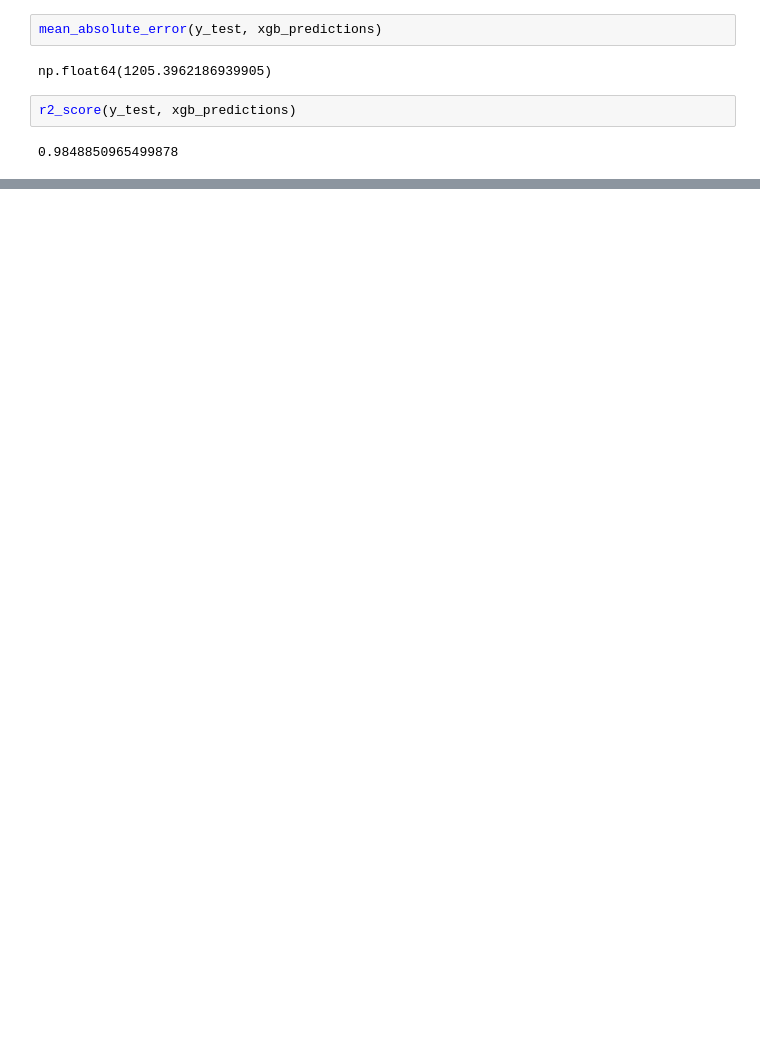
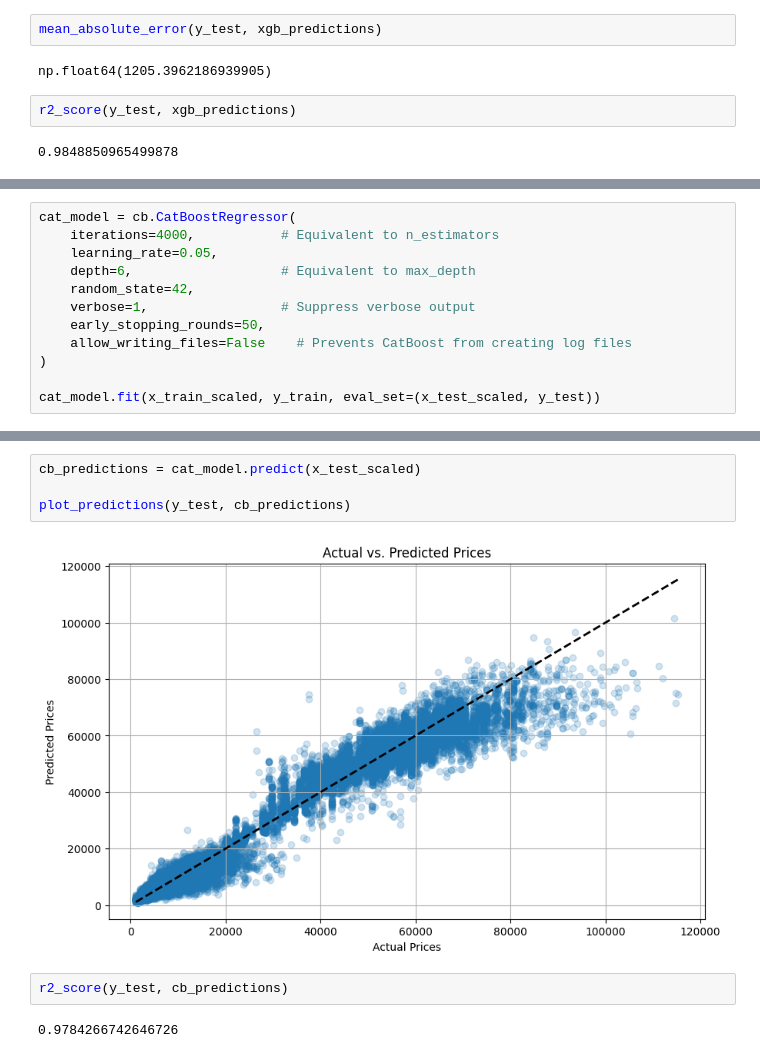
Before and after one commit to a-gud-boy/Stratohack, a Jupyter notebook: stratohack.ipynb, the cells around one changed output, grey strips where cells are left out. Drawn from its saved outputs; the diff is of its cells as text; blank space fills up the shorter version.

```diff
--- a/stratohack.ipynb
+++ b/stratohack.ipynb
@@ -381,0 +417,12 @@ r2_score(y_test, ensemble_predictions)
+# %%
+cat_model = cb.CatBoostRegressor(
+    iterations=4000,           # Equivalent to n_estimators
+    learning_rate=0.05,
+    depth=6,                   # Equivalent to max_depth
+    random_state=42,
+    verbose=1,                 # Suppress verbose output
+    early_stopping_rounds=50,
+    allow_writing_files=False    # Prevents CatBoost from creating log files
+)
+
+cat_model.fit(x_train_scaled, y_train, eval_set=(x_test_scaled, y_test))
@@ -381,0 +448,10 @@ r2_score(y_test, ensemble_predictions)
+# %%
+cb_predictions = cat_model.predict(x_test_scaled)
+
+plot_predictions(y_test, cb_predictions)
+# %% [output]
+[figure, added]
+# %%
+r2_score(y_test, cb_predictions)
+# %% [output]
+0.9784266742646726
```
Also changed, not shown: parts of 24 cells of this notebook, 1 other file.
